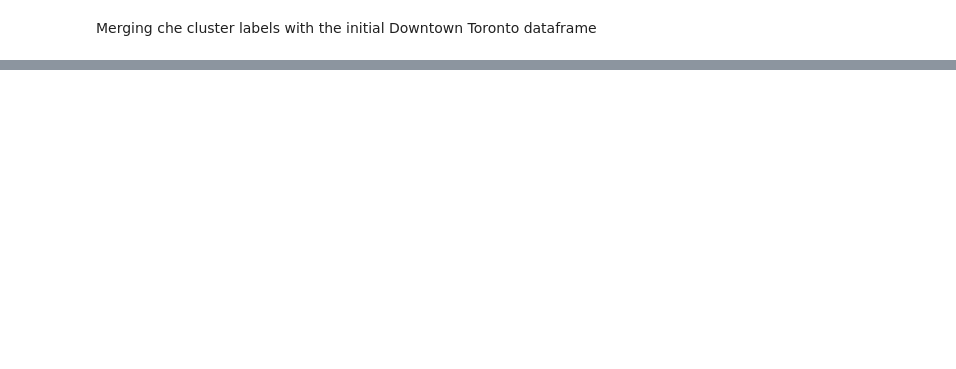
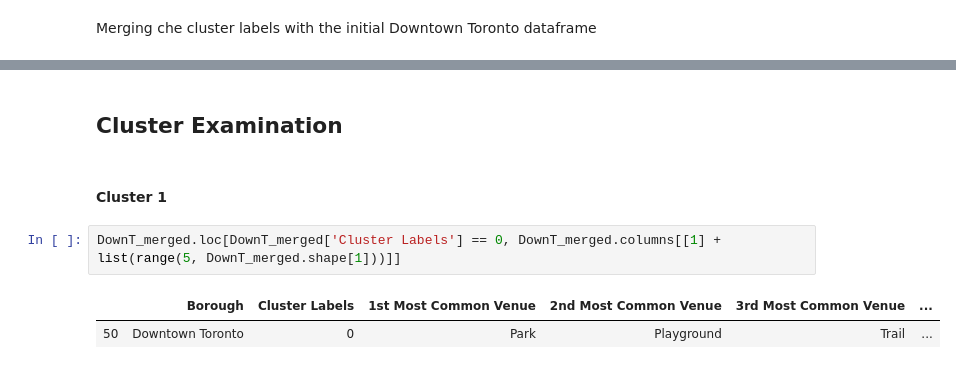
Before and after one commit to MianHan/Coursera_Capstone, a Jupyter notebook: Capstone_Toronto_coordinates.ipynb, the cells around one changed output, grey strips where cells are left out. Cells and saved outputs as stored; diff of their text form; blank space fills up the shorter version.

```diff
--- a/Capstone_Toronto_coordinates.ipynb
+++ b/Capstone_Toronto_coordinates.ipynb
@@ -609,0 +639,9 @@ IndexError: list index out of range
+# %% [markdown]
+## Cluster Examination
+# %% [markdown]
+#### Cluster 1
+# %%
+DownT_merged.loc[DownT_merged['Cluster Labels'] == 0, DownT_merged.columns[[1] + list(range(5, DownT_merged.shape[1]))]]
+# %% [output]
+|  | Borough | Cluster Labels | 1st Most Common Venue | 2nd Most Common Venue | 3rd Most Common Venue | ... |
+| 50 | Downtown Toronto | 0 | Park | Playground | Trail | ... |
```
Also changed, not shown: parts of 20 cells of this notebook.
